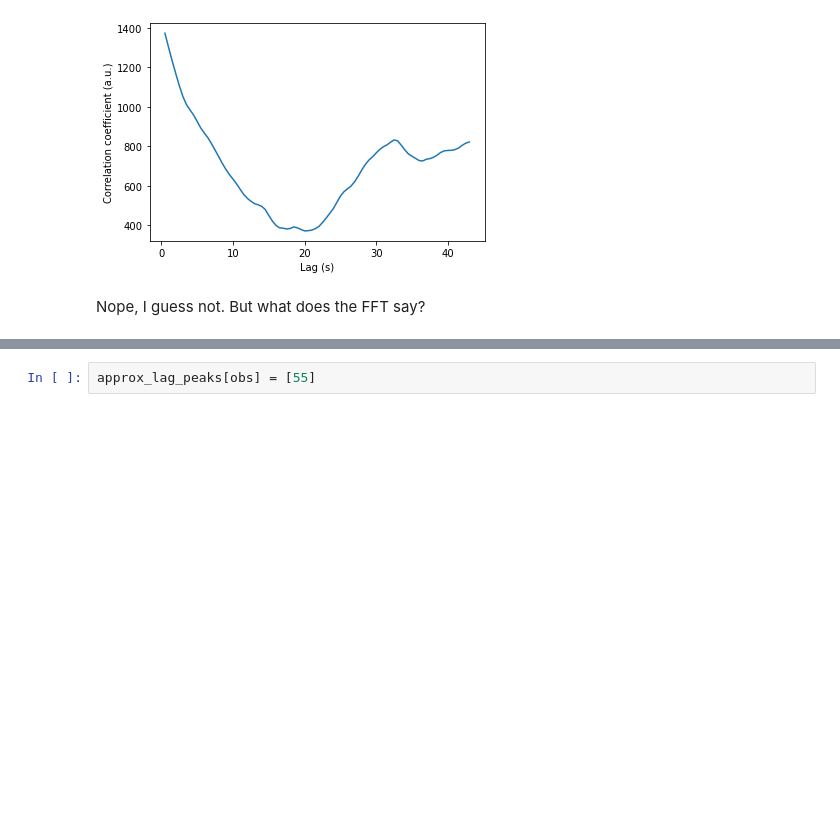
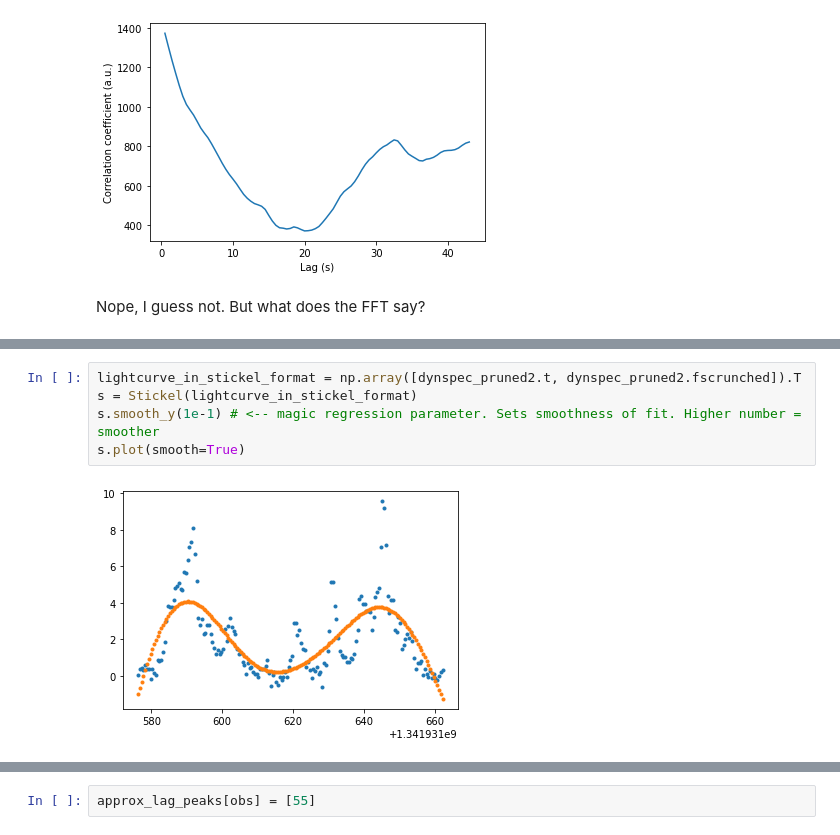
Before and after one commit to nhurleywalker/GPMTransient, a Jupyter notebook: dynspec/autocorrelation.ipynb, the cells around one changed output, grey strips where cells are left out. Cells and saved outputs as stored; diff of their text form; blank space fills up the shorter version.

```diff
--- a/dynspec/autocorrelation.ipynb
+++ b/dynspec/autocorrelation.ipynb
@@ -309,0 +311,7 @@ It's still impossible to pick out any feature that doesn't looks like a harmonic
+# %%
+lightcurve_in_stickel_format = np.array([dynspec_pruned2.t, dynspec_pruned2.fscrunched]).T
+s = Stickel(lightcurve_in_stickel_format)
+s.smooth_y(1e-1) # <-- magic regression parameter. Sets smoothness of fit. Higher number = smoother
+s.plot(smooth=True)
+# %% [output]
+[figure, added]
```
Also changed, not shown: parts of 14 cells of this notebook.
